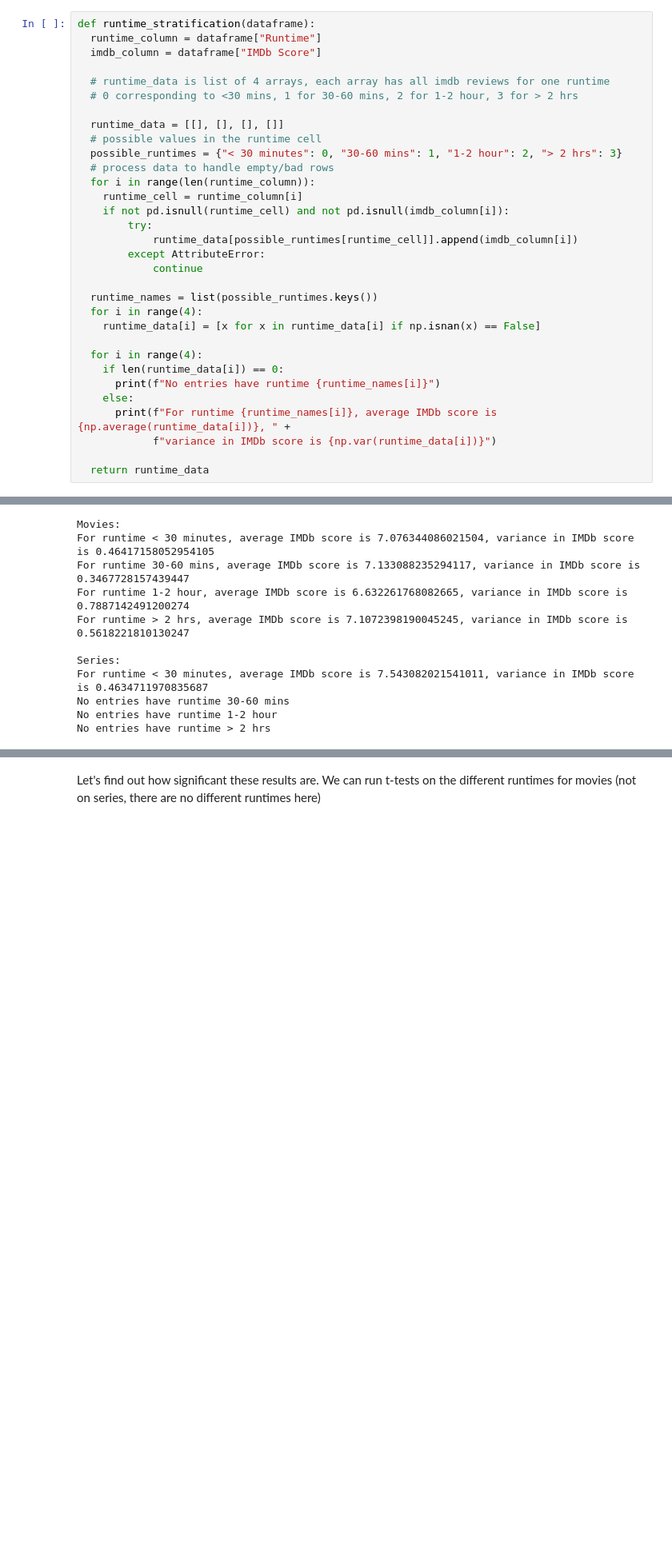
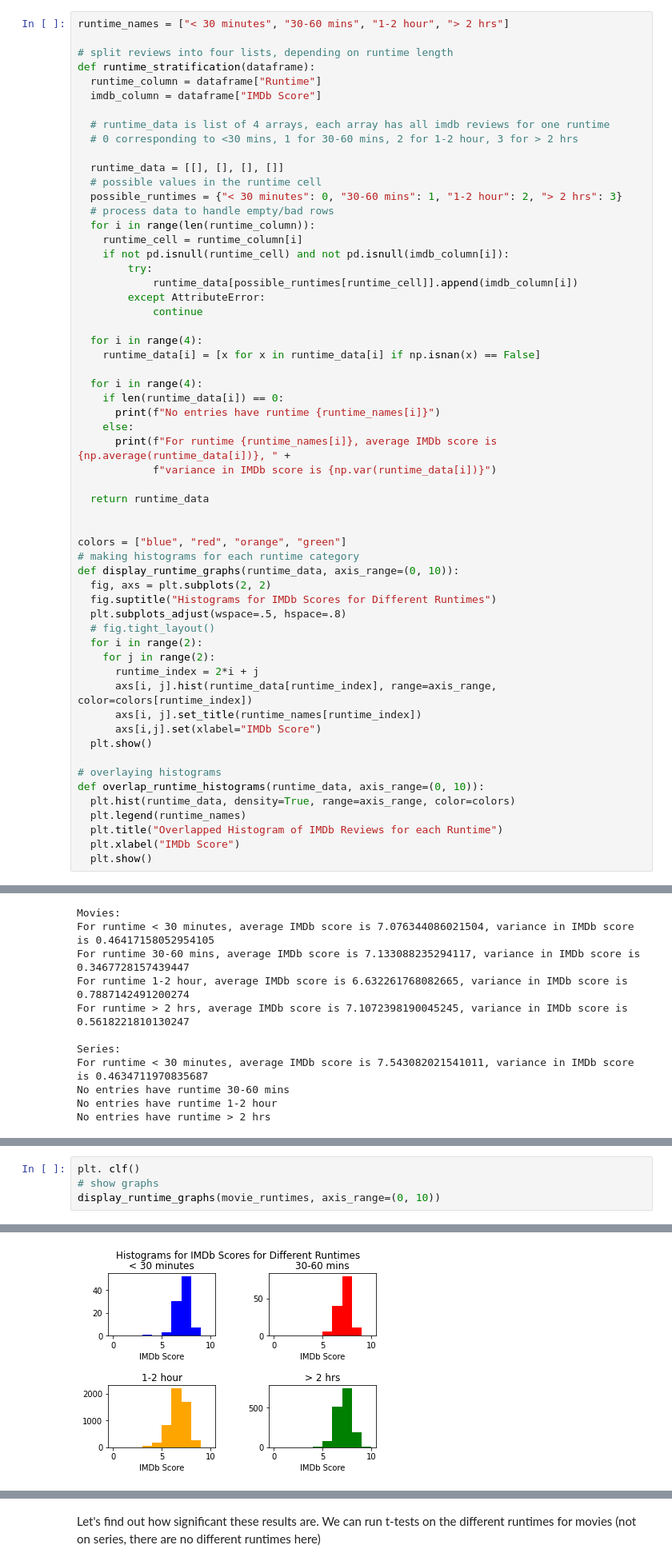
Before and after one commit to magikarp01/SIFNetflix, a Jupyter notebook: SIF_Netflix_Dataset_Analysis.ipynb, the cells around one changed output, grey strips where cells are left out. Shown at 80% size. Drawn from its saved outputs; the diff is of its cells as text; blank space fills up the shorter version.

```diff
--- a/SIF_Netflix_Dataset_Analysis.ipynb
+++ b/SIF_Netflix_Dataset_Analysis.ipynb
@@ -199,6 +201,9 @@ Genre Western is statistically significant at t-score of 1.982. It's presence co
 # %% [markdown]
 Another model, determining whether runtime has an affect on the quality of the movie
 # %%
+runtime_names = ["< 30 minutes", "30-60 mins", "1-2 hour", "> 2 hrs"]
+
+# split reviews into four lists, depending on runtime length
 def runtime_stratification(dataframe):
   runtime_column = dataframe["Runtime"]
   imdb_column = dataframe["IMDb Score"]
@@ -218,7 +223,6 @@ def runtime_stratification(dataframe):
         except AttributeError:
             continue
 
-  runtime_names = list(possible_runtimes.keys())
   for i in range(4):
     runtime_data[i] = [x for x in runtime_data[i] if np.isnan(x) == False]
 
@@ -230,6 +234,30 @@ def runtime_stratification(dataframe):
             f"variance in IMDb score is {np.var(runtime_data[i])}")
 
   return runtime_data
+
+
+colors = ["blue", "red", "orange", "green"]
+# making histograms for each runtime category
+def display_runtime_graphs(runtime_data, axis_range=(0, 10)):
+  fig, axs = plt.subplots(2, 2)
+  fig.suptitle("Histograms for IMDb Scores for Different Runtimes")
+  plt.subplots_adjust(wspace=.5, hspace=.8)
+  # fig.tight_layout()
+  for i in range(2):
+    for j in range(2):
+      runtime_index = 2*i + j
+      axs[i, j].hist(runtime_data[runtime_index], range=axis_range, color=colors[runtime_index])
+      axs[i, j].set_title(runtime_names[runtime_index])
+      axs[i,j].set(xlabel="IMDb Score")
+  plt.show()
+
+# overlaying histograms
+def overlap_runtime_histograms(runtime_data, axis_range=(0, 10)):
+  plt.hist(runtime_data, density=True, range=axis_range, color=colors)
+  plt.legend(runtime_names)
+  plt.title("Overlapped Histogram of IMDb Reviews for each Runtime")
+  plt.xlabel("IMDb Score")
+  plt.show()
 # %%
 print("Movies:")
 movie_runtimes = runtime_stratification(movie_dataframe)
@@ -250,0 +281,5 @@ No entries have runtime > 2 hrs
+# %%
+plt. clf()
+# show graphs
+display_runtime_graphs(movie_runtimes, axis_range=(0, 10))
+# %% [output]
@@ -250,0 +287 @@ No entries have runtime > 2 hrs
+[figure, added]
```
Also changed, not shown: parts of 13 cells of this notebook.
